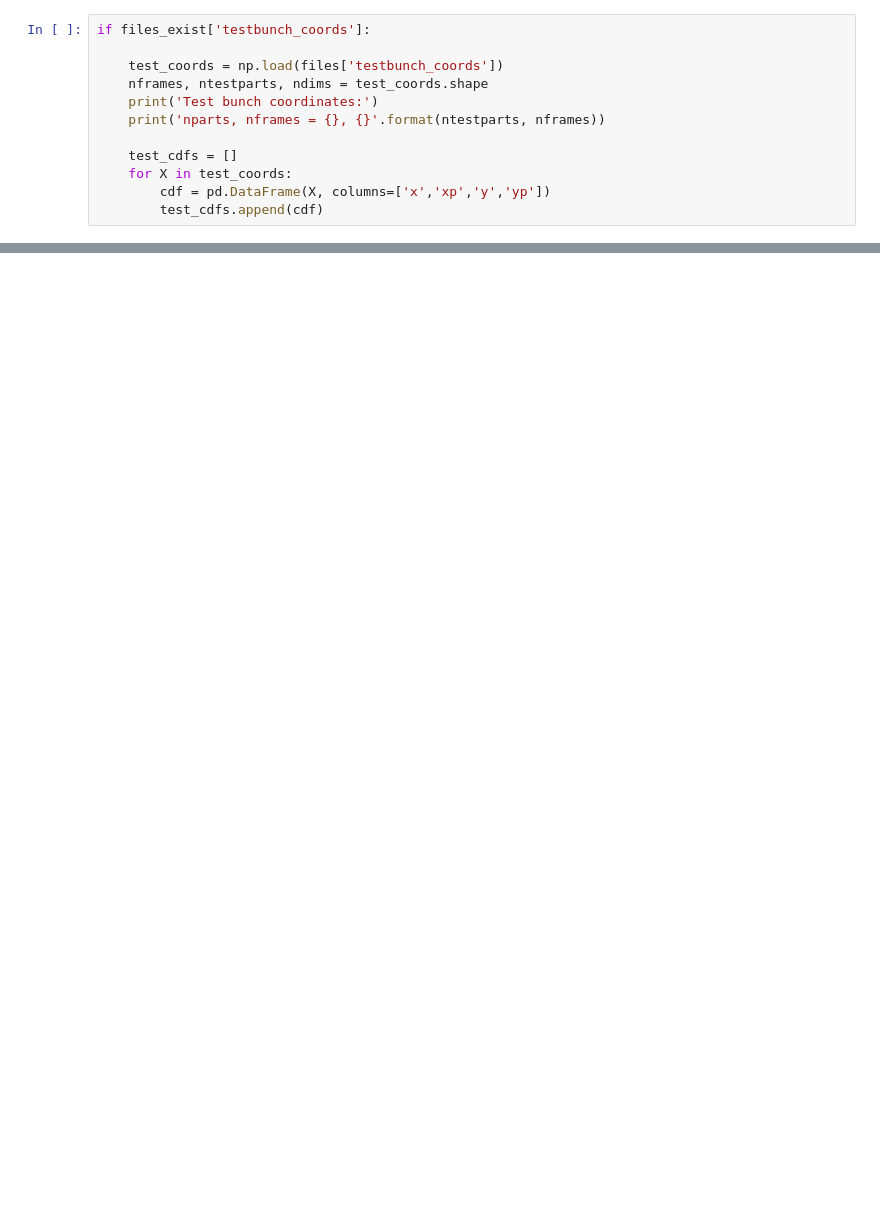
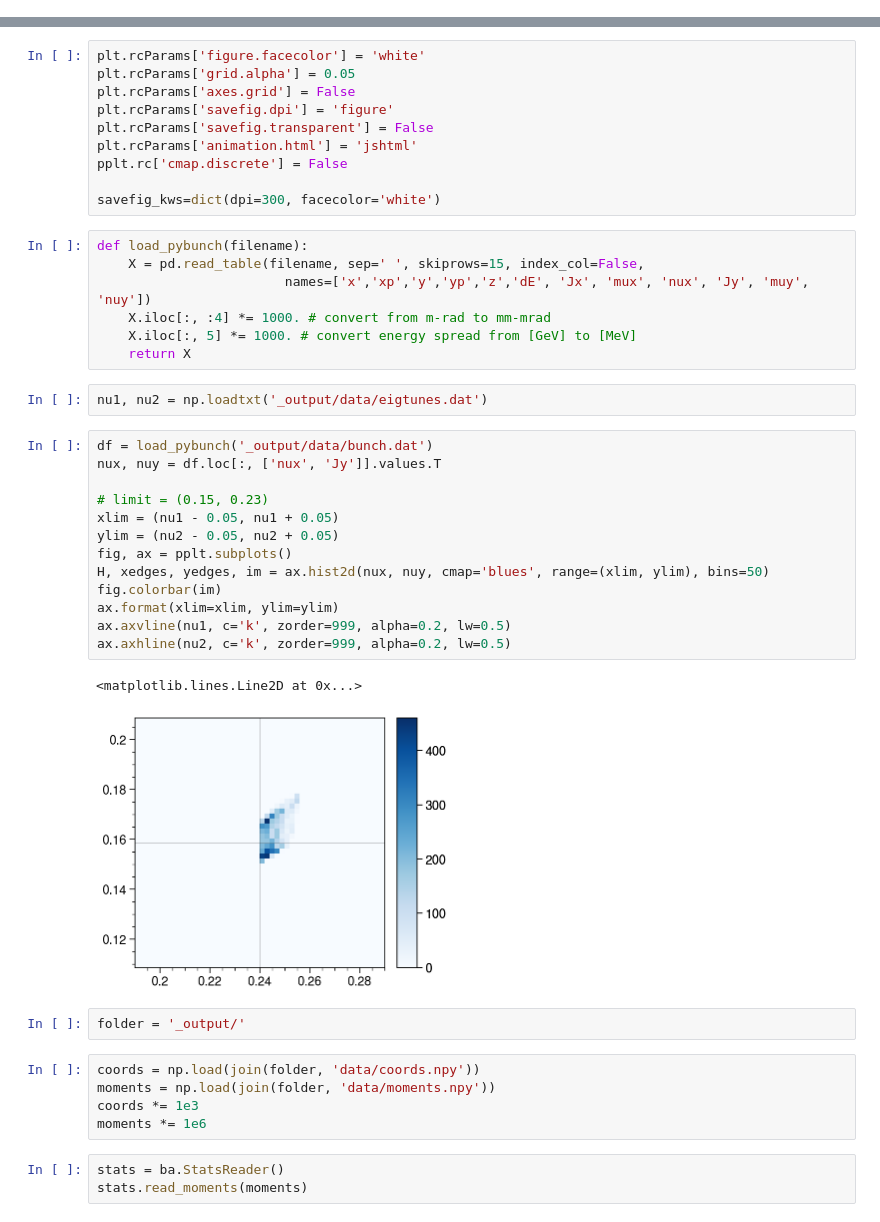
Before and after one commit to austin-hoover/accphys-tools, a Jupyter notebook: sns_solenoid/analysis.ipynb, the cells around one changed output, grey strips where cells are left out. Drawn from its saved outputs; the diff is of its cells as text; blank space fills up the shorter version.

```diff
--- a/sns_solenoid/analysis.ipynb
+++ b/sns_solenoid/analysis.ipynb
@@ -332,12 +0,0 @@ The linear space charge kicks for the test bunch are calculated directly from th
-# %%
-if files_exist['testbunch_coords']:
-
-    test_coords = np.load(files['testbunch_coords'])
-    nframes, ntestparts, ndims = test_coords.shape
-    print('Test bunch coordinates:')
-    print('nparts, nframes = {}, {}'.format(ntestparts, nframes))
-
-    test_cdfs = []
-    for X in test_coords:
-        cdf = pd.DataFrame(X, columns=['x','xp','y','yp'])
-        test_cdfs.append(cdf)
@@ -600,0 +18,45 @@ if files_exist['bunch_coords'] and animate:
+# %%
+plt.rcParams['figure.facecolor'] = 'white'
+plt.rcParams['grid.alpha'] = 0.05
+plt.rcParams['axes.grid'] = False
+plt.rcParams['savefig.dpi'] = 'figure'
+plt.rcParams['savefig.transparent'] = False
+plt.rcParams['animation.html'] = 'jshtml'
+pplt.rc['cmap.discrete'] = False
+
+savefig_kws=dict(dpi=300, facecolor='white')
+# %%
+def load_pybunch(filename):
+    X = pd.read_table(filename, sep=' ', skiprows=15, index_col=False,
+                        names=['x','xp','y','yp','z','dE', 'Jx', 'mux', 'nux', 'Jy', 'muy', 'nuy'])
+    X.iloc[:, :4] *= 1000. # convert from m-rad to mm-mrad
+    X.iloc[:, 5] *= 1000. # convert energy spread from [GeV] to [MeV]
+    return X
+# %%
+nu1, nu2 = np.loadtxt('_output/data/eigtunes.dat')
+# %%
+df = load_pybunch('_output/data/bunch.dat')
+nux, nuy = df.loc[:, ['nux', 'Jy']].values.T
+
+# limit = (0.15, 0.23)
+xlim = (nu1 - 0.05, nu1 + 0.05)
+ylim = (nu2 - 0.05, nu2 + 0.05)
+fig, ax = pplt.subplots()
+H, xedges, yedges, im = ax.hist2d(nux, nuy, cmap='blues', range=(xlim, ylim), bins=50)
+fig.colorbar(im)
+ax.format(xlim=xlim, ylim=ylim)
+ax.axvline(nu1, c='k', zorder=999, alpha=0.2, lw=0.5)
+ax.axhline(nu2, c='k', zorder=999, alpha=0.2, lw=0.5)
+# %% [output]
+<matplotlib.lines.Line2D at 0x...>
+[figure, added]
+# %%
+folder = '_output/'
+# %%
+coords = np.load(join(folder, 'data/coords.npy'))
+moments = np.load(join(folder, 'data/moments.npy'))
+coords *= 1e3
+moments *= 1e6
+# %%
+stats = ba.StatsReader()
+stats.read_moments(moments)
```
Also changed, not shown: parts of 87 cells of this notebook, 10 other files.
